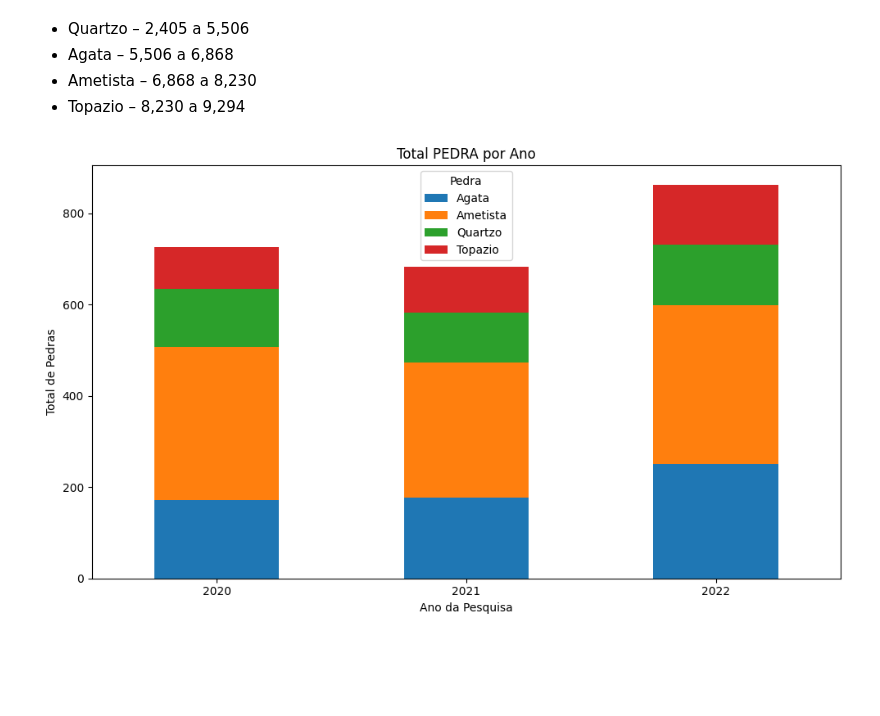
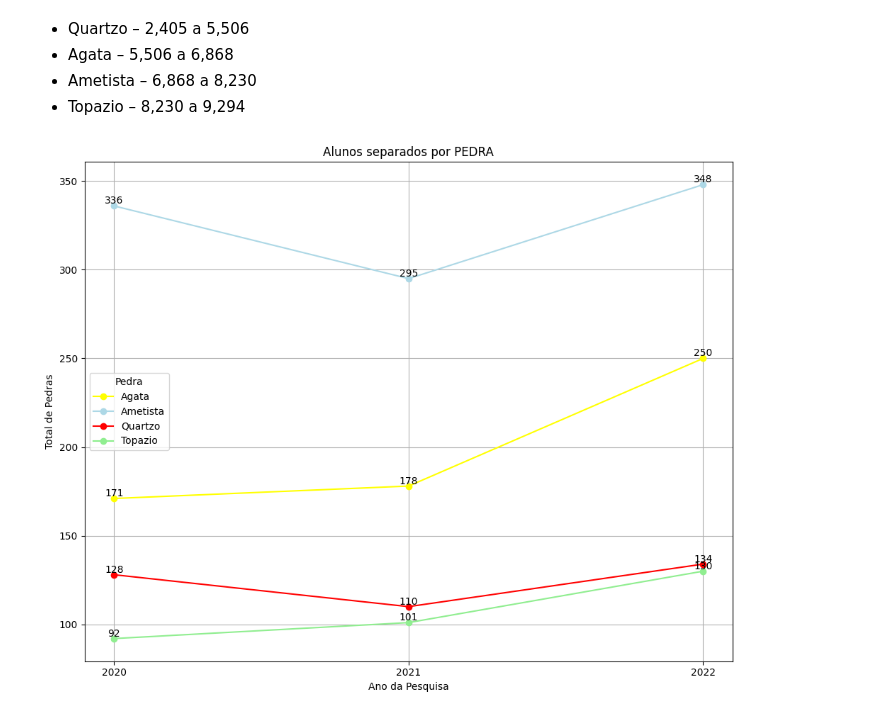
Before and after one commit to r-zambotti/Data_Analytics_Datathon_Grupo-60, a Jupyter notebook: Data_Analytics_Datathon_Grupo_60.ipynb, the cells around one changed output. Saved outputs shown, nothing was run; the diff lists cells and outputs as text; code cells hidden in the pictures; blank space fills up the shorter version.

```diff
--- a/Data_Analytics_Datathon_Grupo_60.ipynb
+++ b/Data_Analytics_Datathon_Grupo_60.ipynb
@@ -314,6 +314,7 @@ for col in ['PONTO_VIRADA']:
 # %%
 df_alunos_tratado[['INDE', 'IAN', 'IDA', 'IEG', 'IAA', 'IPS', 'IPP','IPV']] = df_alunos_tratado[['INDE', 'IAN', 'IDA', 'IEG', 'IAA', 'IPS', 'IPP','IPV']].astype(float)
 df_alunos_tratado[['ANO_PESQUISA','ID_ALUNO','FASE']] = df_alunos_tratado[['ANO_PESQUISA','ID_ALUNO','FASE']].astype(int)
+df_alunos_tratado['IDADE_ALUNO'] = pd.to_numeric(df_alunos_tratado['IDADE_ALUNO'], errors='coerce')
 # %%
 def remove_accents(text):
     if pd.isna(text):
@@ -350,20 +351,38 @@ df_alunos_tratado
 # %%
 # Agrupar os dados por ano e categoria de pedra
 pedra_por_ano = df_alunos_tratado.groupby(['ANO_PESQUISA', 'PEDRA']).size().unstack(fill_value=0)
 
+# Dicionário de cores para cada tipo de pedra
+cores = {
+    'Quartzo': 'red',
+    'Agata': 'yellow',
+    'Ametista': 'lightblue',
+    'Topazio': 'lightgreen'
+}
+
 # Criar o gráfico
-pedra_por_ano.plot(kind='bar', stacked=True, figsize=(10, 6))
+plt.figure(figsize=(10, 8))
+
+for column in pedra_por_ano.columns:
+    plt.plot(
+        pedra_por_ano.index,
+        pedra_por_ano[column],
+        marker='o',
+        label=column,
+        color=cores.get(column, 'black')  # Usa a cor definida ou preto como padrão
+    )
+    for i, count in enumerate(pedra_por_ano[column]):
+        plt.text(pedra_por_ano.index[i], count, str(count), ha='center', va='bottom')
 
 # Configurações do gráfico
-plt.title('Total PEDRA por Ano')
+plt.title('Alunos separados por PEDRA')
 plt.xlabel('Ano da Pesquisa')
 plt.ylabel('Total de Pedras')
 plt.legend(title='Pedra')
-plt.xticks(rotation=0)
+plt.grid(True)
+plt.xticks(pedra_por_ano.index)
 plt.tight_layout()
-
-# Exibir o gráfico
 plt.show()
 # %% [output]
-[figure, old version]
+[figure, new version]
 # %%
```
Also changed, not shown: parts of 5 cells of this notebook.
